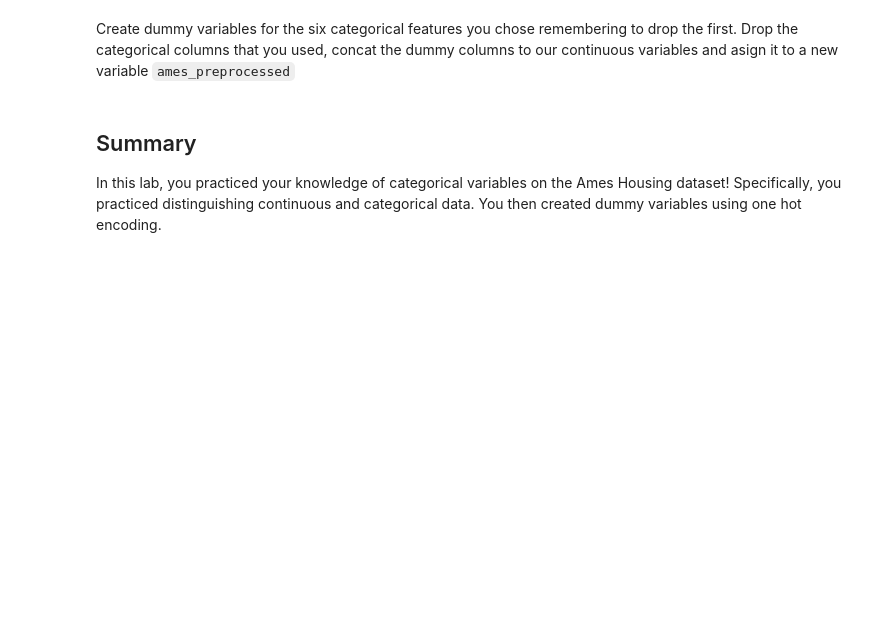
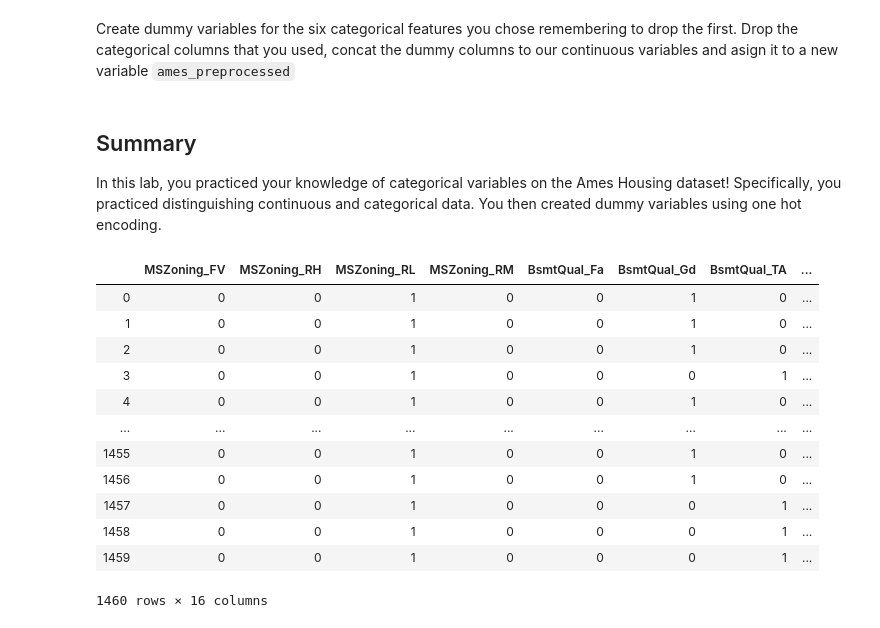
Before and after one commit to cmf-datasci/dsc-dealing-with-categorical-variables-lab-hbs-ds-060120, a Jupyter notebook: index.ipynb, the cells around one changed output. Saved outputs shown, nothing was run; the diff lists cells and outputs as text; code cells hidden in the pictures; blank space fills up the shorter version.

```diff
--- a/index.ipynb
+++ b/index.ipynb
@@ -149,4 +149,18 @@ Create dummy variables for the six categorical features you chose remembering to
 In this lab, you practiced your knowledge of categorical variables on the Ames Housing dataset! Specifically, you practiced distinguishing continuous and categorical data. You then created dummy variables using one hot encoding.
 # %%
 df_dummes = pd.get_dummies(df[categoricals],drop_first=True)
-df_
+df_dummes
+# %% [output]
+|  | MSZoning_FV | MSZoning_RH | MSZoning_RL | MSZoning_RM | BsmtQual_Fa | BsmtQual_Gd | BsmtQual_TA | ... |
+| 0 | 0 | 0 | 1 | 0 | 0 | 1 | 0 | ... |
+| 1 | 0 | 0 | 1 | 0 | 0 | 1 | 0 | ... |
+| 2 | 0 | 0 | 1 | 0 | 0 | 1 | 0 | ... |
+| 3 | 0 | 0 | 1 | 0 | 0 | 0 | 1 | ... |
+| 4 | 0 | 0 | 1 | 0 | 0 | 1 | 0 | ... |
+| ... | ... | ... | ... | ... | ... | ... | ... | ... |
+| 1455 | 0 | 0 | 1 | 0 | 0 | 1 | 0 | ... |
+| 1456 | 0 | 0 | 1 | 0 | 0 | 1 | 0 | ... |
+| 1457 | 0 | 0 | 1 | 0 | 0 | 0 | 1 | ... |
+| 1458 | 0 | 0 | 1 | 0 | 0 | 0 | 1 | ... |
+| 1459 | 0 | 0 | 1 | 0 | 0 | 0 | 1 | ... |
+1460 rows × 16 columns
```
